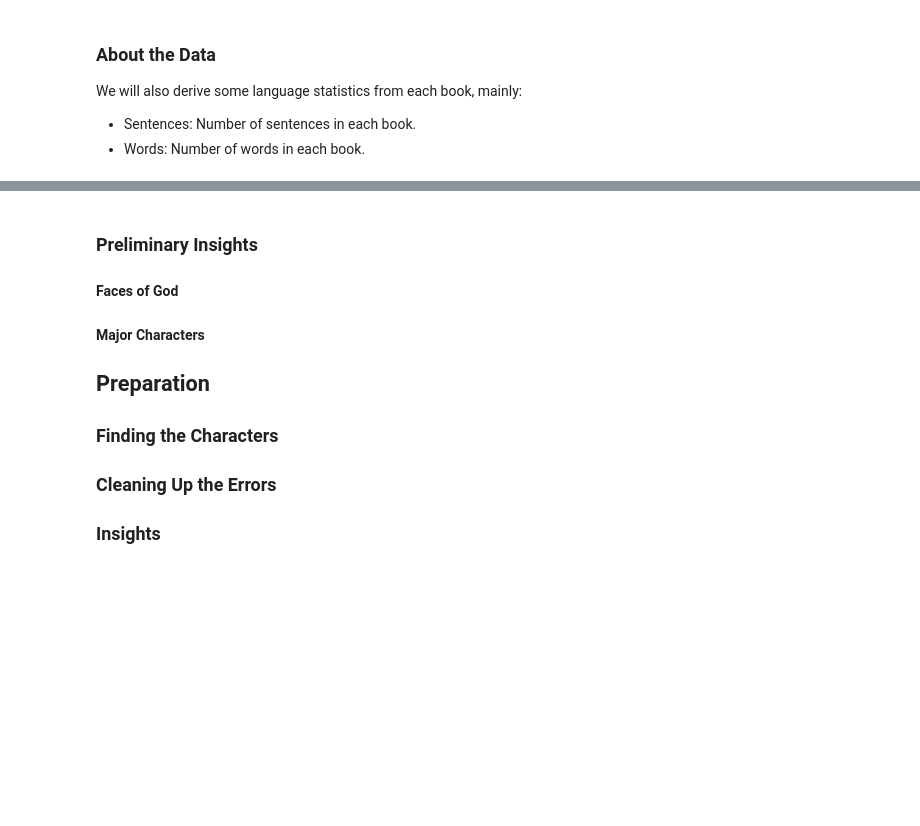
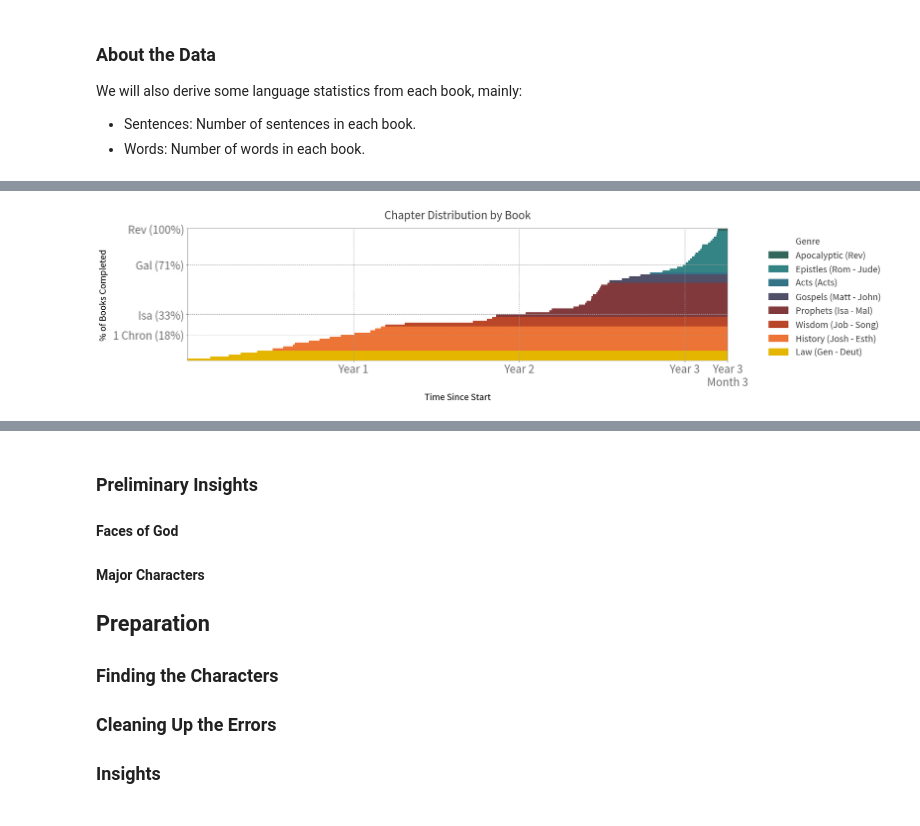
Before and after one commit to lemuelkumarga/bible-network, a Jupyter notebook: main.ipynb, the cells around one changed output, grey strips where cells are left out. Drawn from its saved outputs; the diff is of its cells as text; code cells hidden in the pictures; blank space fills up the shorter version.

```diff
--- a/main.ipynb
+++ b/main.ipynb
@@ -121,0 +128,84 @@ bible[["Name","Testament","Genre","Chapters","Verses","Sentences","Words"]].head
+# %%
+groups = bible.groupby("Genre",sort=False)
+
+# Construct Colors
+color_pal = get_color("palette")(len(groups))
+color_dict = dict()
+ind = 0
+for name, _ in groups:
+    color_dict[name] = color_pal[ind]
+    ind += 1
+
+# Construct Genre Legends
+g_legends = [mpatches.Patch(color=bg_color,label="Genre")]
+for name, group in groups:
+    legend_text = name + " (" + group.index[0]
+    if (len(group.index) > 1):
+        legend_text += " - " + group.index[-1]
+    legend_text += ")"
+    g_legends.insert(1,mpatches.Patch(color=color_dict[name], label=legend_text))
+
+
+plt.figure(figsize=(20,5))
+
+# Create Plots
+yticks = []
+ylabels = []
+x_progress = 0
+x_length = sum(bible["Chapters"])
+y_progress = 0
+y_length = len(bible["Chapters"])
+for name, group in groups:
+
+    row_ids = [ bible.index.get_loc(i) for i in group.index ]
+
+    # Part 1: Bars When Genre Is Still Being Read
+    length = 0
+    # For each book in the genre
+    for idx in row_ids:
+
+        # If we are reading this book in the anniversary
+        if (math.floor((x_progress + length)/365) < math.floor((x_progress + length + bible["Chapters"][idx])/365)):
+            yticks.append(idx + 1)
+            ylabels.append("{} ({}%)".format(bible.index[idx],round(idx/y_length * 100)))
+
+        plt.broken_barh([(x_progress + length, bible["Chapters"][idx])],
+                        (y_progress, (idx + 1) - y_progress),
+                        facecolors = color_dict[name])
+        length += bible["Chapters"][idx]
+
+
+    # Part 2: Bars When Genre has Been Read
+    plt.broken_barh([(x_progress + length, x_length - x_progress - length)],
+                    (y_progress, max(row_ids) + 1 - y_progress),
+                    facecolors = color_dict[name])
+
+    x_progress += length
+    y_progress = max(row_ids) + 1
+
+
+
+# Add Titles and Grid
+plt.title("Chapter Distribution by Book")
+plt.grid(color=fade_color(ltxt_color,0.5), linestyle='dashed')
+
+# Add X-Axis Details
+plt.xlabel("Time Since Start")
+xticks = [365, 2 * 365, 3 * 365 ,sum(bible["Chapters"])]
+xlabels = [ "Year 1", "Year 2", "Year 3", "Year 3\nMonth 3" ]
+plt.xticks(xticks, xlabels)
+plt.xlim(0,x_length)
+
+# Add Y-Axis Details
+yticks.append(y_length)
+ylabels.append("{} ({}%)".format(bible.index[-1],round(1 * 100)))
+plt.ylabel("% of Books Completed")
+plt.yticks(yticks, ylabels)
+plt.ylim(0, y_length)
+
+# Add Legends
+plt.legend(handles=legends, bbox_to_anchor=[1.3, 1.0])
+
+plt.show()
+# %% [output]
+[figure, added]
```
Also changed, not shown: parts of 9 cells of this notebook, 1 other file.
